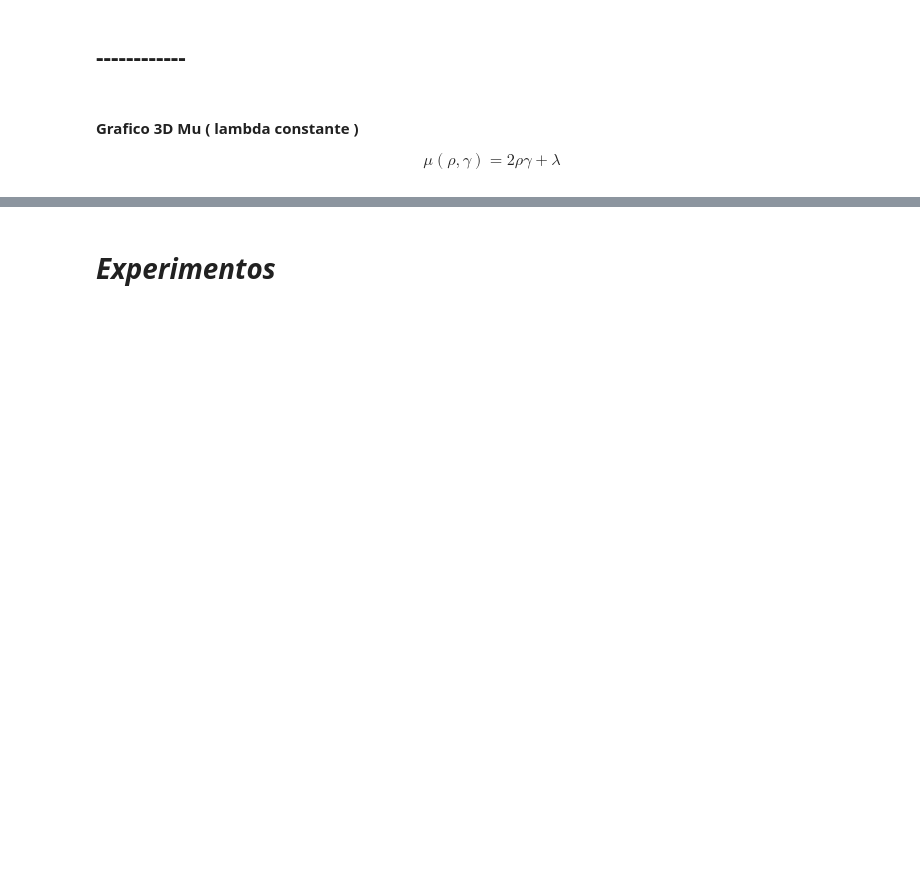
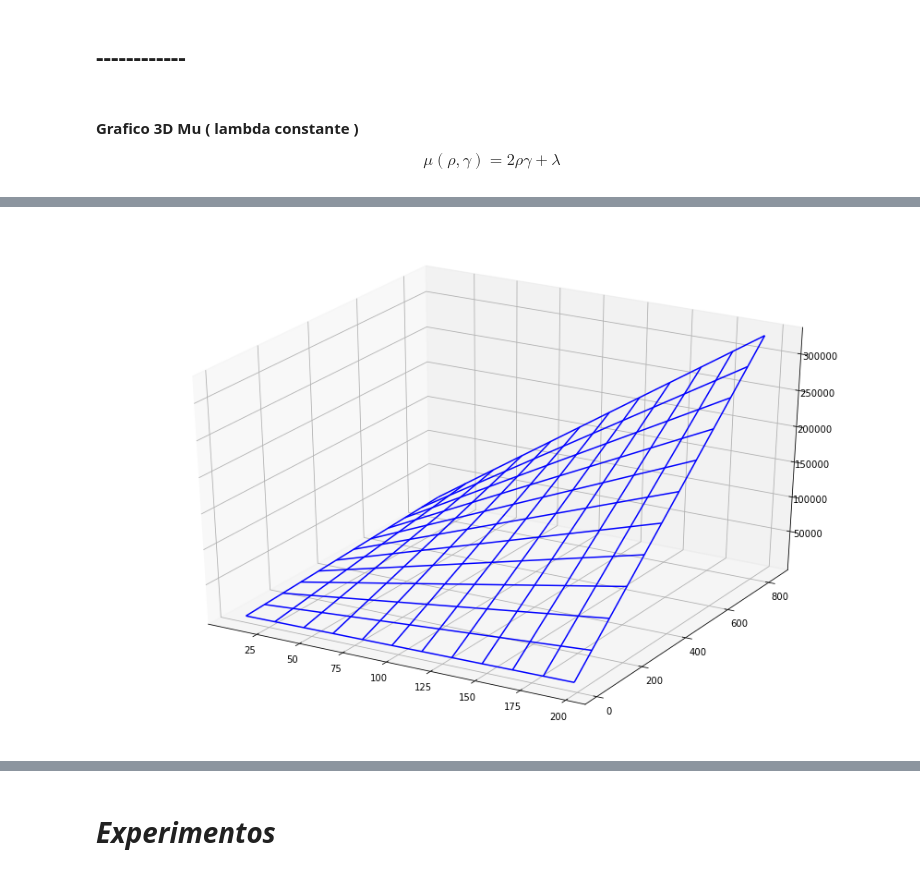
Before and after one commit to Gonen09/infinite-range-hopping-Python, a Jupyter notebook: problema 2.ipynb, the cells around one changed output, grey strips where cells are left out. Drawn from its saved outputs; the diff is of its cells as text; code cells hidden in the pictures; blank space fills up the shorter version.

Commit message:
Agregados metodos personalizacion de graficos

```diff
--- a/problema 2.ipynb
+++ b/problema 2.ipynb
@@ -406,12 +415,12 @@ def calculo_mu(rho, gamma, lamdda):
     mu = 2 * rho * gamma + lamdda
     return mu
 # %%
-def metodo4(vector_rho, vector_gamma, vector_lamdda):
+def metodo4(vector_rho, vector_gamma, lamdda):
 
     mu = []
 
-    for x in range(len(rho)):
-        resultado = calculo_mu(vector_rho[x],vector_gamma[x],vector_lamdda[x])
+    for x in range(len(vector_rho)):
+        resultado = calculo_mu(vector_rho[x],vector_gamma[x],lamdda)
         mu.append(resultado)
 
     return mu
@@ -428,0 +427,31 @@ array([ 10,  30,  50,  70,  90, 110, 130, 150, 170, 190])
+# %%
+def grafico_3d(vector_x, vector_y, vector_z):
+
+    fig = plt.figure(figsize = [15,10])
+    ax = fig.add_subplot(111, projection='3d')
+
+
+    X = vector_x
+    Y = vector_y
+    X, Y = np.meshgrid(X, Y)
+
+    Z = 2 * Y * X -10
+
+    # Plot a basic wireframe.
+    ax.plot_wireframe(X, Y, Z,color='b')
+
+    plt.show()
+# %%
+# np.arrange (inicio,fin,paso) , generador de numeros, donde el fin no es incluido
+# np.array([vector]) , vector o arreglo de nunmpy
+vrho = np.arange(10,900,75)
+vgamma = np.arange(10,200,17)
+vlambda = -10
+
+print("Rho: ",vrho," \nlongitud: ",len(vrho))
+print("Gamma: ",vgamma," \nlongitud: ",len(vgamma))
+print ("Lambda: ",vlambda)
+
+vmu = metodo4(vrho,vgamma,vlambda)
+
+print ("Mu: ",vmu," \nlongitud: ",len(vmu))
@@ -428,0 +466,4 @@ array([ 10,  30,  50,  70,  90, 110, 130, 150, 170, 190])
+# %%
+grafico_3d(vgamma,vrho,vmu)
+# %% [output]
+[figure, added]
```
Also changed, not shown: parts of 13 cells of this notebook.
